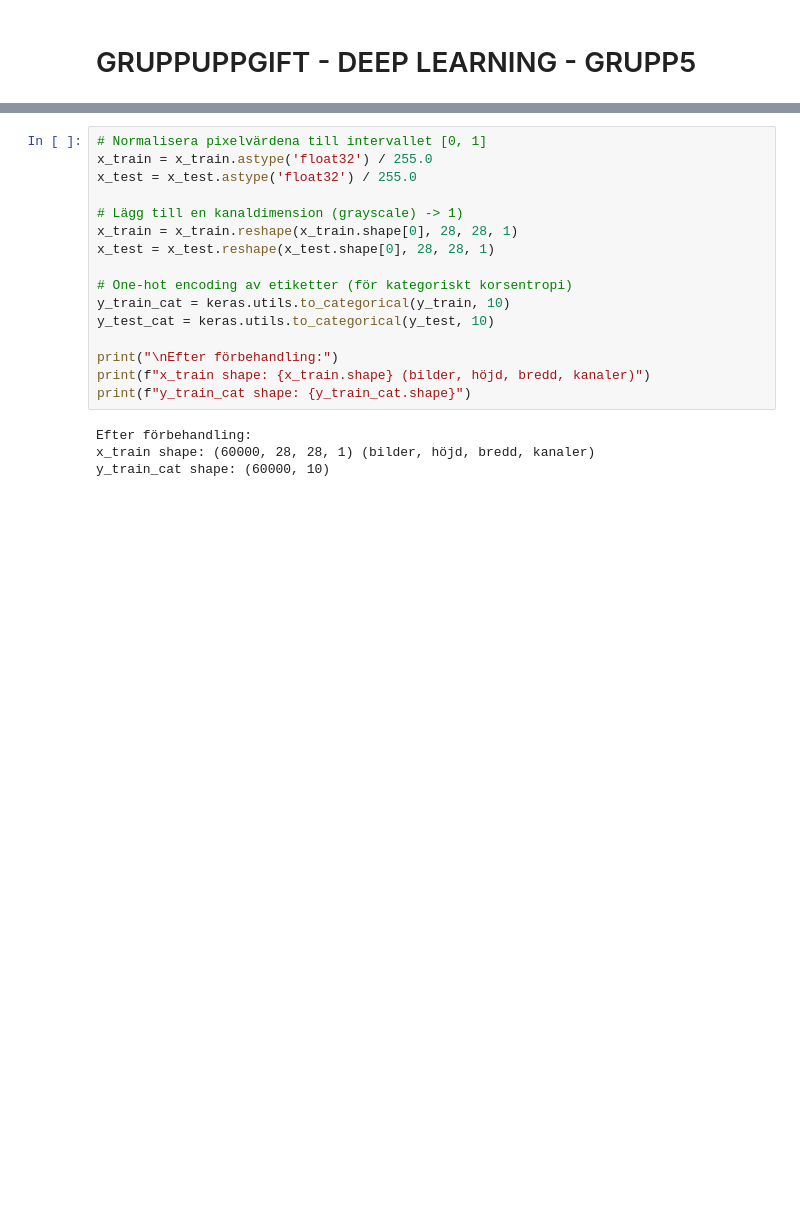
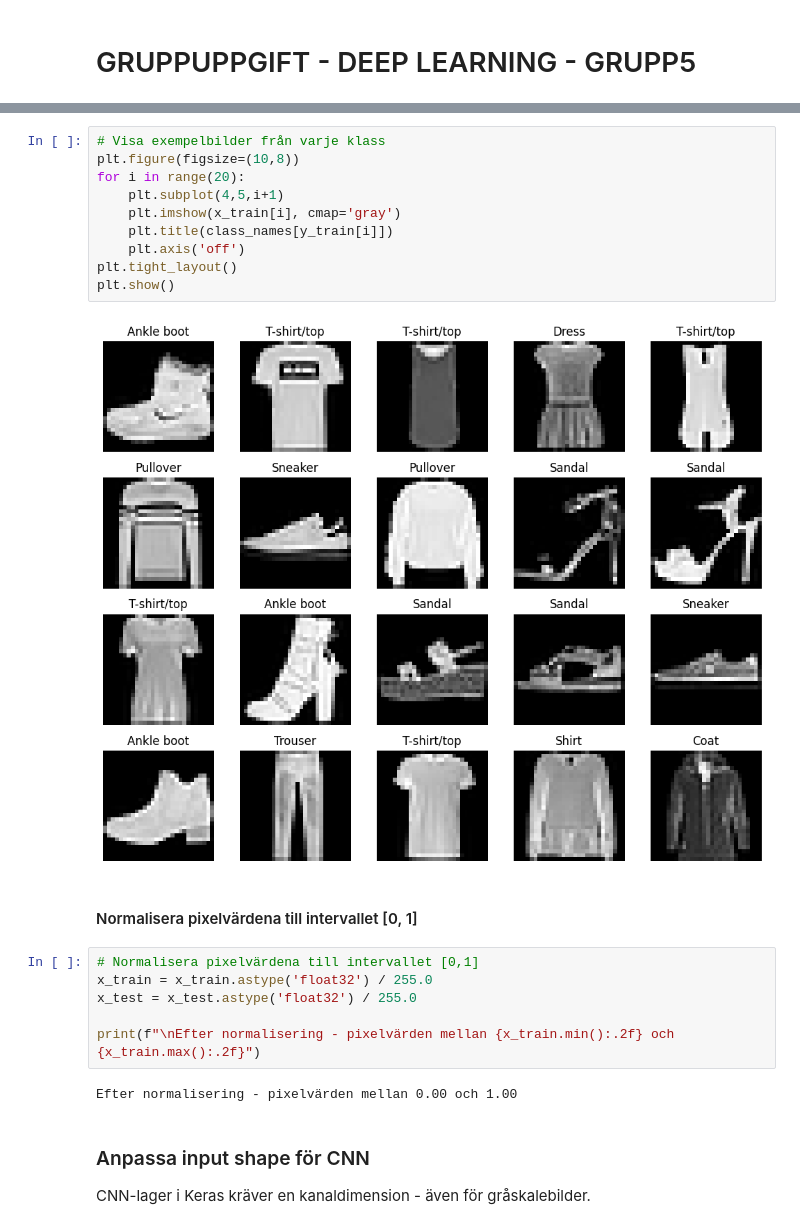
Before and after one commit to elzacapar/DL-grupp5-augmentation, a Jupyter notebook: notebook/fashion_mnist_data_augmentation.ipynb, the cells around one changed output, grey strips where cells are left out. Cells and saved outputs as stored; diff of their text form; blank space fills up the shorter version.

```diff
--- a/notebook/fashion_mnist_data_augmentation.ipynb
+++ b/notebook/fashion_mnist_data_augmentation.ipynb
@@ -64,20 +79,25 @@ förväntar sig 3D input (28.28.1).
+# %%
+# Visa exempelbilder från varje klass
+plt.figure(figsize=(10,8))
+for i in range(20):
+    plt.subplot(4,5,i+1)
+    plt.imshow(x_train[i], cmap='gray')
+    plt.title(class_names[y_train[i]])
+    plt.axis('off')
+plt.tight_layout()
+plt.show()
+# %% [output]
+[figure, added]
+# %% [markdown]
+#### Normalisera pixelvärdena till intervallet [0, 1]
 # %%
-# Normalisera pixelvärdena till intervallet [0, 1]
+# Normalisera pixelvärdena till intervallet [0,1]
 x_train = x_train.astype('float32') / 255.0
 x_test = x_test.astype('float32') / 255.0
 
-# Lägg till en kanaldimension (grayscale) -> 1)
-x_train = x_train.reshape(x_train.shape[0], 28, 28, 1)
-x_test = x_test.reshape(x_test.shape[0], 28, 28, 1)
-
-# One-hot encoding av etiketter (för kategoriskt korsentropi)
-y_train_cat = keras.utils.to_categorical(y_train, 10)
-y_test_cat = keras.utils.to_categorical(y_test, 10)
-
-print("\nEfter förbehandling:")
-print(f"x_train shape: {x_train.shape} (bilder, höjd, bredd, kanaler)")
-print(f"y_train_cat shape: {y_train_cat.shape}")
+print(f"\nEfter normalisering - pixelvärden mellan {x_train.min():.2f} och {x_train.max():.2f}")
 # %% [output]
-Efter förbehandling:
-x_train shape: (60000, 28, 28, 1) (bilder, höjd, bredd, kanaler)
-y_train_cat shape: (60000, 10)
+Efter normalisering - pixelvärden mellan 0.00 och 1.00
+# %% [markdown]
+### Anpassa input shape för CNN
+CNN-lager i Keras kräver en kanaldimension - även för gråskalebilder.
```
Also changed, not shown: parts of 10 cells of this notebook.
